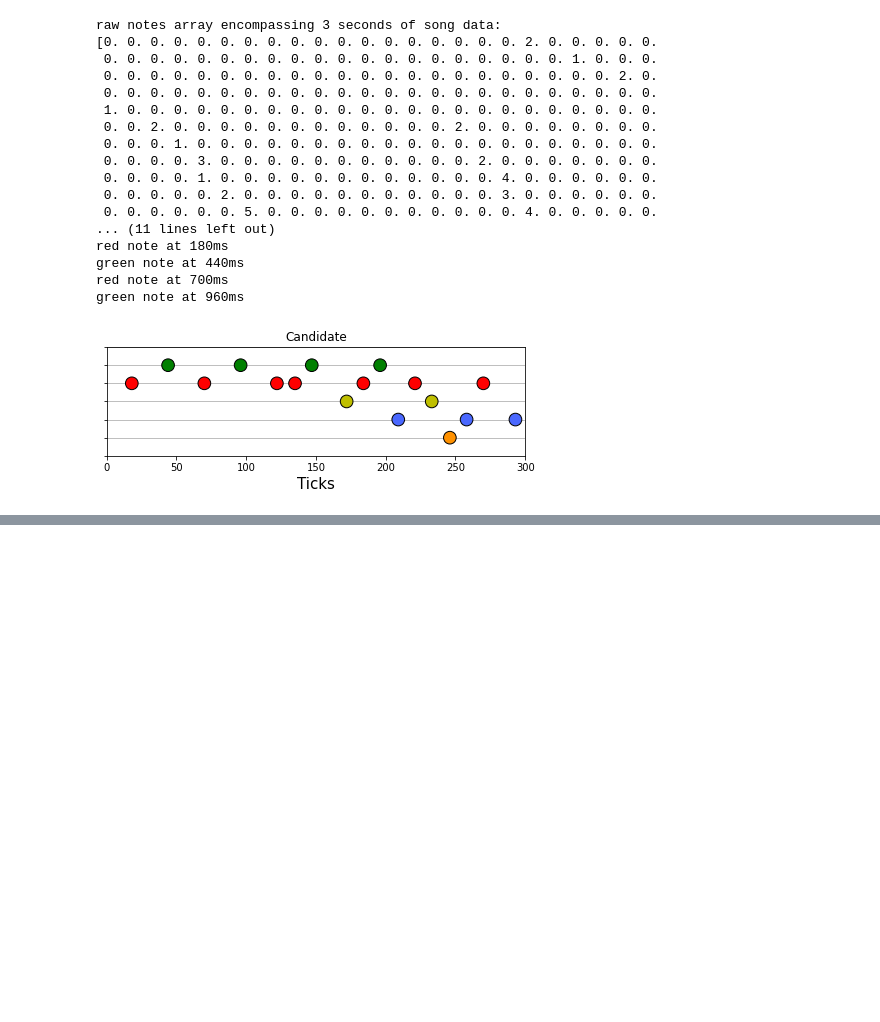
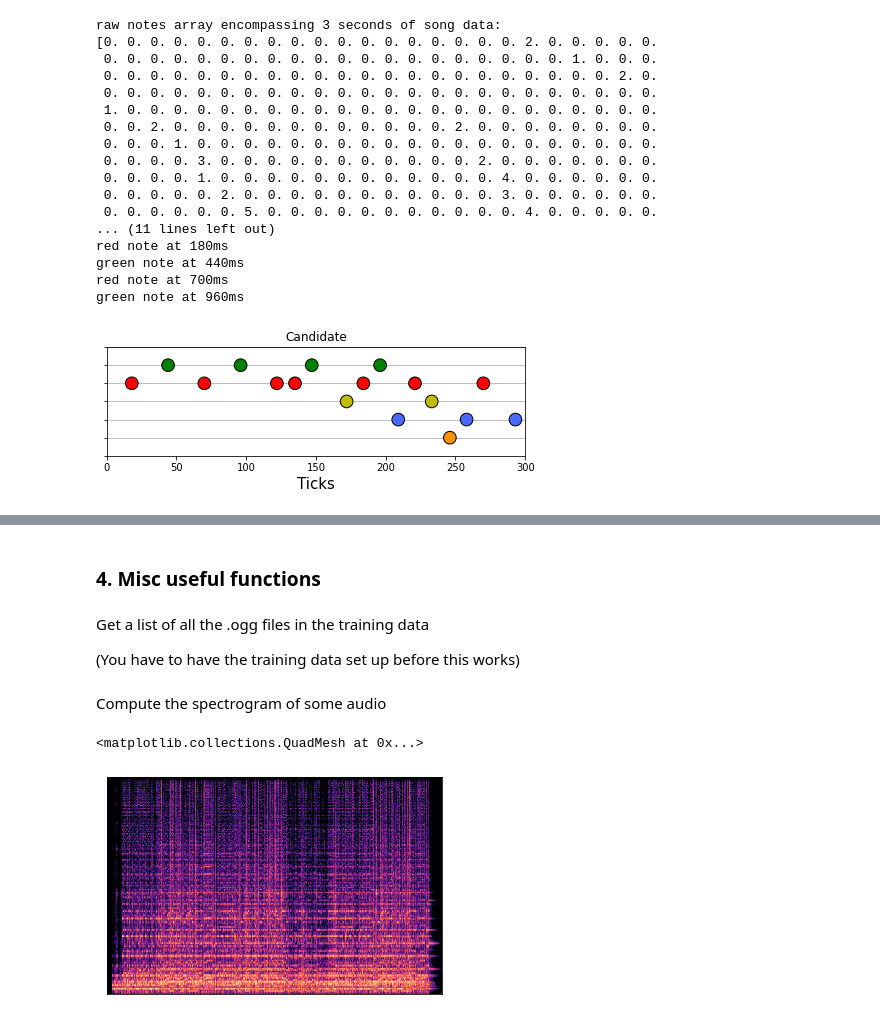
Before and after one commit to elliottwaissbluth/tensor-hero, a Jupyter notebook: initialization.ipynb, the cells around one changed output, grey strips where cells are left out. Drawn from its saved outputs; the diff is of its cells as text; code cells hidden in the pictures; blank space fills up the shorter version.

```diff
--- a/initialization.ipynb
+++ b/initialization.ipynb
@@ -201,0 +382,6 @@ green note at 960ms
+# %% [markdown]
+### 4. Misc useful functions
+# %% [markdown]
+Get a list of all the .ogg files in the training data
+
+(You have to have the training data set up before this works)
@@ -201,0 +394,13 @@ green note at 960ms
+# %% [markdown]
+Compute the spectrogram of some audio
+# %%
+from librosa.display import specshow
+from tensor_hero.preprocessing.audio import compute_mel_spectrogram
+
+audio_file = song_dir / 'song.ogg'
+spec = compute_mel_spectrogram(audio_file)
+
+specshow(spec)
+# %% [output]
+<matplotlib.collections.QuadMesh at 0x...>
+[figure, added]
```
Also changed, not shown: parts of 20 cells of this notebook, 6 other files.
